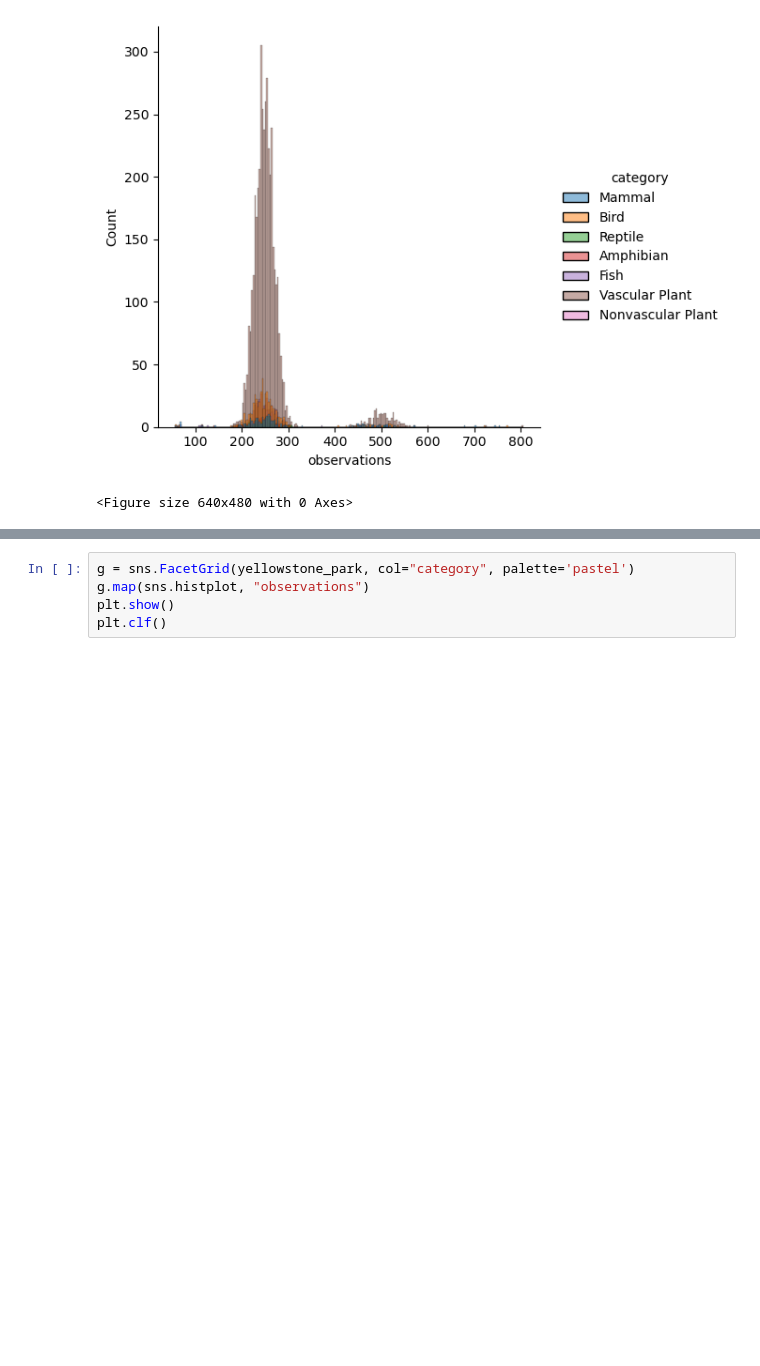
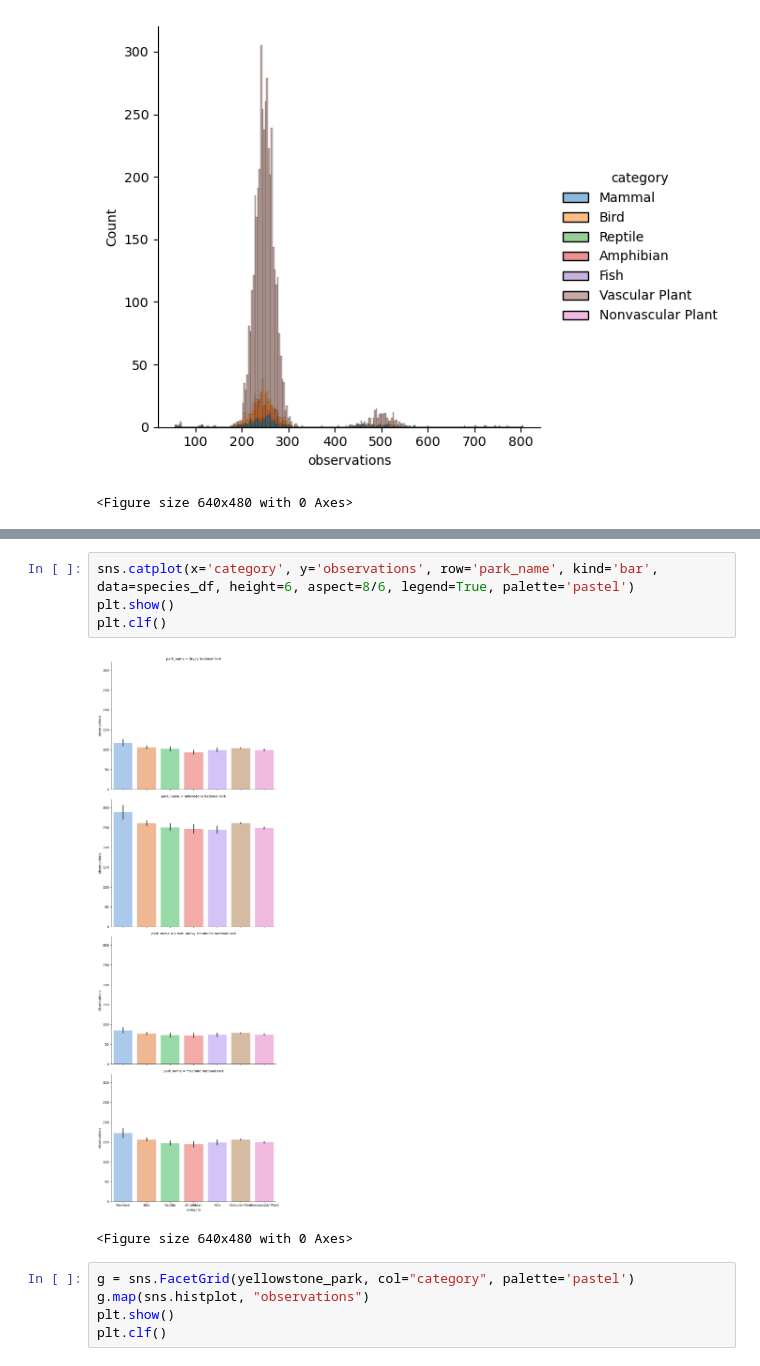
Before and after one commit to cacaprog/learning-projects, a Jupyter notebook: biodiversity/biodiversity.ipynb, the cells around one changed output, grey strips where cells are left out. Drawn from its saved outputs; the diff is of its cells as text; blank space fills up the shorter version.

```diff
--- a/biodiversity/biodiversity.ipynb
+++ b/biodiversity/biodiversity.ipynb
@@ -720,3 +766,10 @@ No artists with labels found to put in legend.  Note that artists whose label st
+# %%
+sns.catplot(x='category', y='observations', row='park_name', kind='bar', data=species_df, height=6, aspect=8/6, legend=True, palette='pastel')
+plt.show()
+plt.clf()
+# %% [output]
+[figure, added]
+<Figure size 640x480 with 0 Axes>
 # %%
 g = sns.FacetGrid(yellowstone_park, col="category", palette='pastel')
 g.map(sns.histplot, "observations")
```
Also changed, not shown: parts of 15 cells of this notebook, 53 other files.
